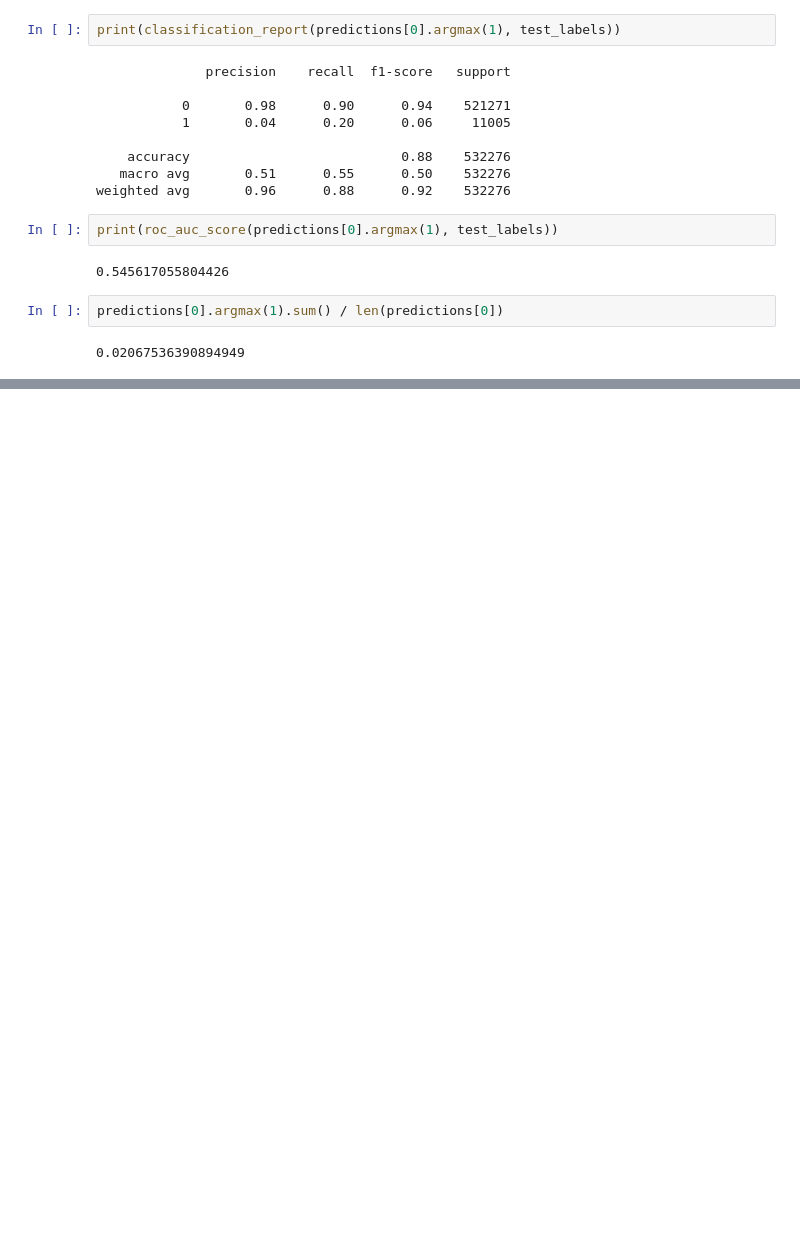
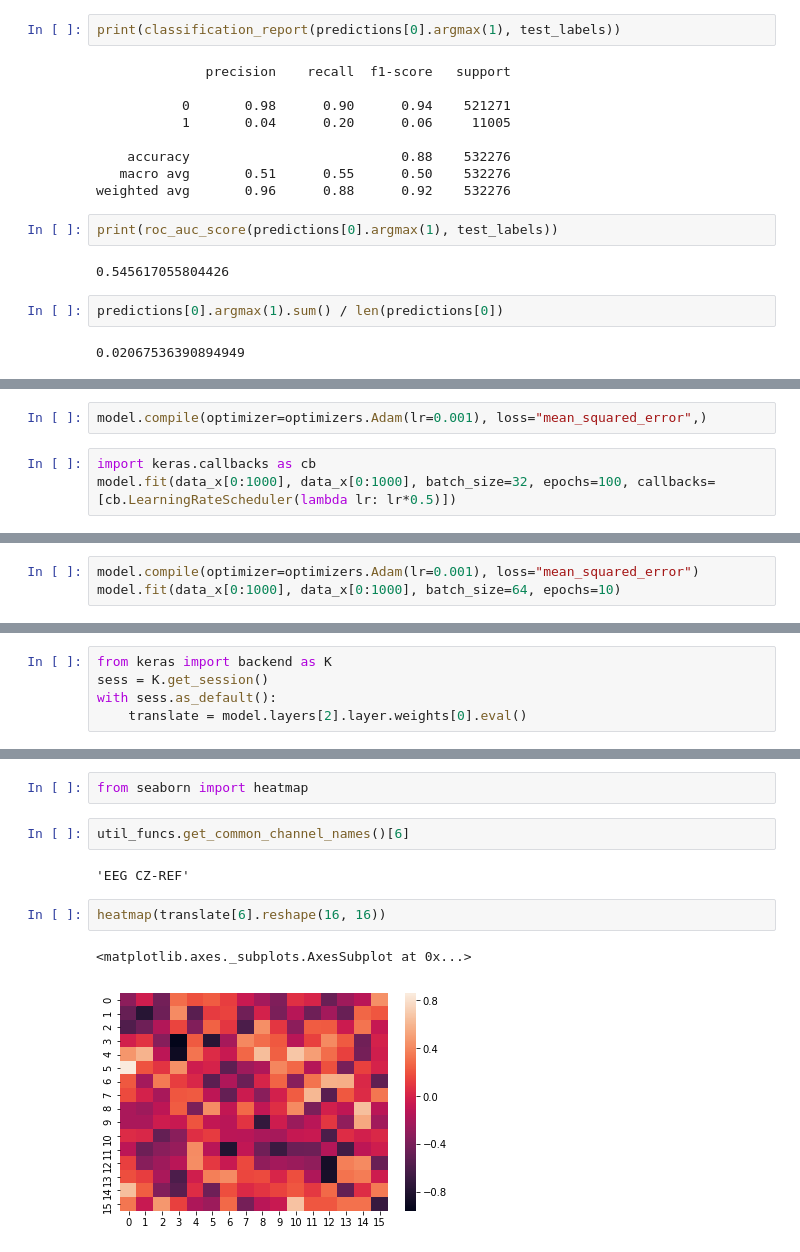
Before and after one commit to Saqibm128/eeg-tasks, a Jupyter notebook: notebooks/Seizure CNN Exploration.ipynb, the cells around one changed output, grey strips where cells are left out. Cells and saved outputs as stored; diff of their text form; blank space fills up the shorter version.

```diff
--- a/notebooks/Seizure CNN Exploration.ipynb
+++ b/notebooks/Seizure CNN Exploration.ipynb
@@ -1361,0 +1459,5 @@ predictions[0].argmax(1).sum() / len(predictions[0])
+# %%
+model.compile(optimizer=optimizers.Adam(lr=0.001), loss="mean_squared_error",)
+# %%
+import keras.callbacks as cb
+model.fit(data_x[0:1000], data_x[0:1000], batch_size=32, epochs=100, callbacks=[cb.LearningRateScheduler(lambda lr: lr*0.5)])
@@ -1361,0 +1483,3 @@ predictions[0].argmax(1).sum() / len(predictions[0])
+# %%
+model.compile(optimizer=optimizers.Adam(lr=0.001), loss="mean_squared_error")
+model.fit(data_x[0:1000], data_x[0:1000], batch_size=64, epochs=10)
@@ -1361,0 +1508,5 @@ predictions[0].argmax(1).sum() / len(predictions[0])
+# %%
+from keras import backend as K
+sess = K.get_session()
+with sess.as_default():
+    translate = model.layers[2].layer.weights[0].eval()
@@ -1361,0 +1534,11 @@ predictions[0].argmax(1).sum() / len(predictions[0])
+# %%
+from seaborn import heatmap
+# %%
+util_funcs.get_common_channel_names()[6]
+# %% [output]
+'EEG CZ-REF'
+# %%
+heatmap(translate[6].reshape(16, 16))
+# %% [output]
+<matplotlib.axes._subplots.AxesSubplot at 0x...>
+[figure, added]
```
Also changed, not shown: parts of 46 cells of this notebook, 1 other file.
